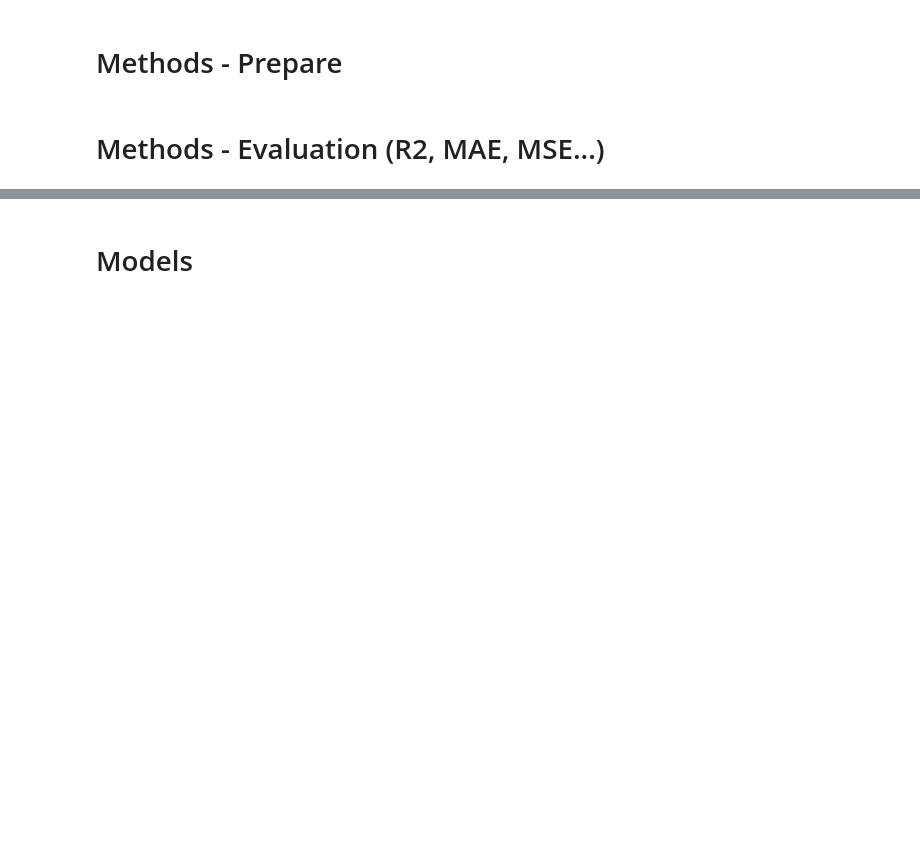
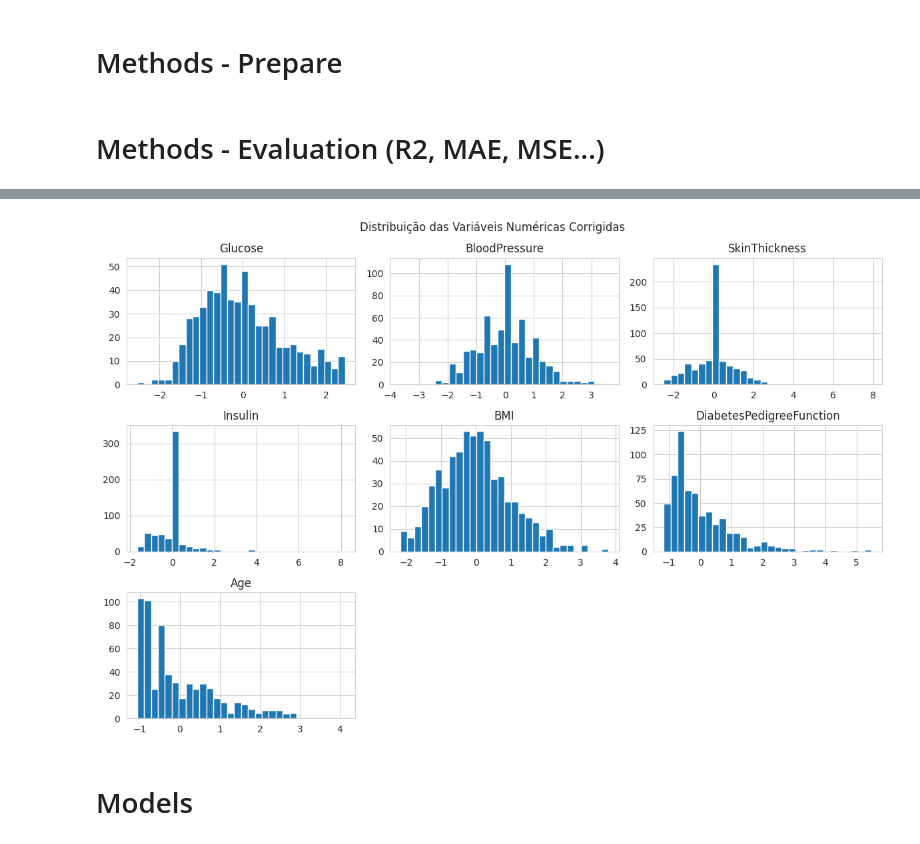
Before and after one commit to felipewww/ai-diabetes-diagnosis, a Jupyter notebook: src/data-model.ipynb, the cells around one changed output, grey strips where cells are left out. Drawn from its saved outputs; the diff is of its cells as text; code cells hidden in the pictures; blank space fills up the shorter version.

Commit message:
refactor modal and create pipe for fill non zeros with mean

```diff
--- a/src/data-model.ipynb
+++ b/src/data-model.ipynb
@@ -6,19 +15,33 @@ df = pd.read_csv("./data/diabetes.csv")
-# %%
-target = "Outcome"
-num_cols = df.drop(columns=[target]).columns # "X"
 # %% [markdown]
 # Pipeline
 # %%
+from sklearn.impute import SimpleImputer
 from sklearn.pipeline import Pipeline
-from sklearn.preprocessing import StandardScaler
+from sklearn.preprocessing import StandardScaler, FunctionTransformer
+from sklearn.preprocessing import PowerTransformer
 from sklearn.compose import ColumnTransformer
+from sklearn.preprocessing import MinMaxScaler
+from sklearn.preprocessing import RobustScaler
 
-num_pipeline = Pipeline([
-    ('scaler', StandardScaler()),
+# zero_to_mean(df)
+non_zero_pipeline = Pipeline([
+    ('impute_zero_to_nan', FunctionTransformer(zero_to_nan)),
+    ('imputer', SimpleImputer(strategy='mean')),
 ])
 
-preprocessor = ColumnTransformer([
-    ('num', num_pipeline, num_cols),
+pre_imputation = ColumnTransformer(
+    transformers=[
+        ('non_zero_clean', non_zero_pipeline, non_zero_cols),
+    ],
+    remainder='passthrough' # tudo que não for non_zero_cols passa sem mexer
+)
+
+preprocessor = Pipeline([
+    # ('scaler', StandardScaler())
+    ('pre_clean', pre_imputation),
+    ('powerTransformer', PowerTransformer()),
+    # ('minMax', MinMaxScaler()),
+    # ('robust', RobustScaler()),
 ])
 # %% [markdown]
 # Methods - Prepare
@@ -90,4 +88,7 @@ def evaluate(y_true, y_pred):
     print(f"F1-Score: {f1_score(y_true, y_pred):.4f}")
     print("\nMatriz de Confusão:\n", confusion_matrix(y_true, y_pred))
 # %%
-train_set, train_labels, test_set, test_labels = stratify(df, '')
+# imputed = pre_imputation.fit_transform(df)
+# imputed = pd.DataFrame(imputed, columns=num_cols)
+# imputed["Glucose"].describe()
+train_set, train_labels, test_set, test_labels = stratify(df, labels)
@@ -94,5 +116,13 @@ train_set, train_labels, test_set, test_labels = stratify(df, '')
 # %%
-train_prepared, all_feature_names = prepare_train(train_set)
+train_prepared = prepare_train(train_set)
+# %%
+import matplotlib.pyplot as plt
+import seaborn as sns
+train_prepared.hist(bins=30, figsize=(12, 8))
+plt.suptitle("Distribuição das Variáveis Numéricas Corrigidas")
+plt.tight_layout()
+# %% [output]
+[figure, added]
 # %% [markdown]
 # Models
 # %%
```
Also changed, not shown: parts of 6 cells of this notebook, 2 other files.
